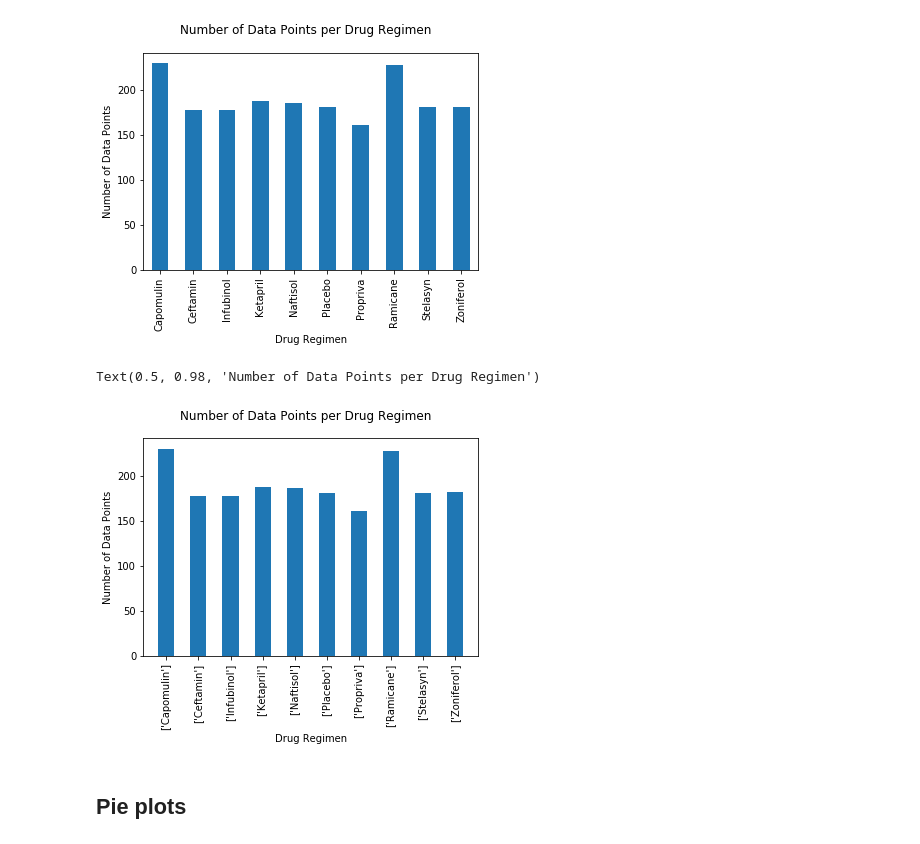
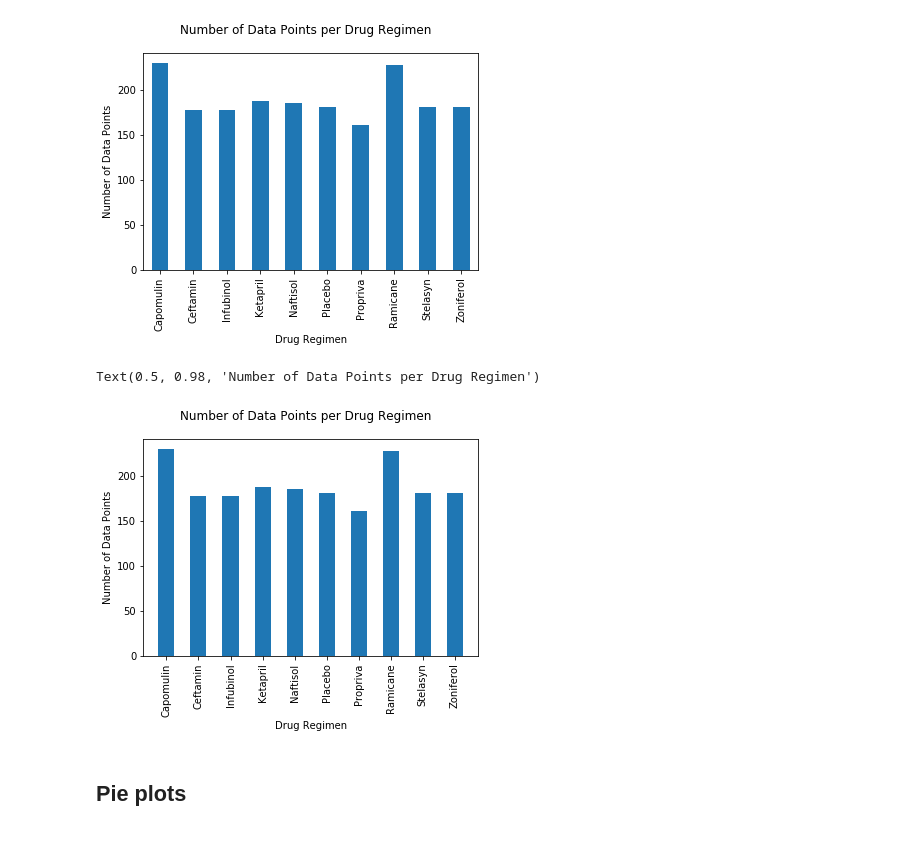
Before and after one commit to hal-pemulis/Matplotlib-Challenge, a Jupyter notebook: pymaceuticalsHW.ipynb, the cells around one changed output. Drawn from its saved outputs; the diff is of its cells as text; code cells hidden in the pictures.

Commit message:
Fixed xticks on the second bar graph

```diff
--- a/pymaceuticalsHW.ipynb
+++ b/pymaceuticalsHW.ipynb
@@ -73,17 +73,21 @@ drug_bar
 [figure]
 # %%
 # Generate a bar plot showing number of data points for each treatment regimen using pyplot
-drugs = drug_data["Drug Regimen"].unique()
+
+# drugs = drug_data["Drug Regimen"].unique()
+
+drugs = ['Capomulin','Ceftamin','Infubinol','Ketapril','Naftisol',
+         'Placebo','Propriva','Ramicane','Stelasyn','Zoniferol']
 
 x_axis = np.arange(len(drugs))
 plt.bar(x_axis,drug_datapoints,width=.5)
 plt.xticks(x_axis,drugs,rotation=90)
 plt.xlabel("Drug Regimen")
 plt.ylabel("Number of Data Points")
 plt.suptitle("Number of Data Points per Drug Regimen")
 # %% [output]
 Text(0.5, 0.98, 'Number of Data Points per Drug Regimen')
-[figure, old version]
+[figure, new version]
 # %% [markdown]
 ## Pie plots
 # %%
```
